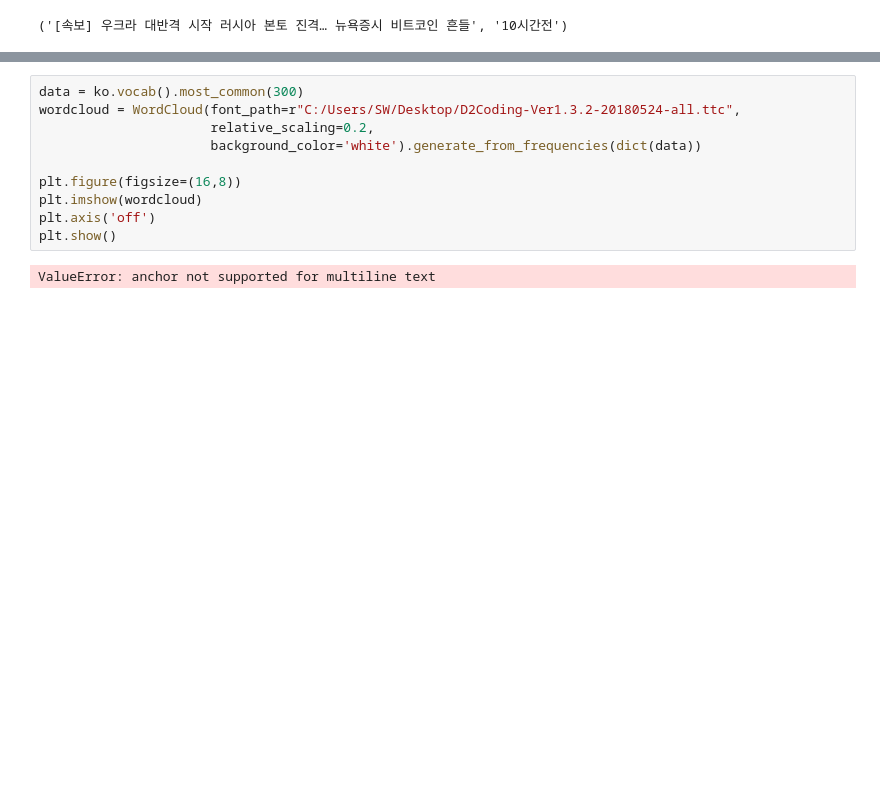
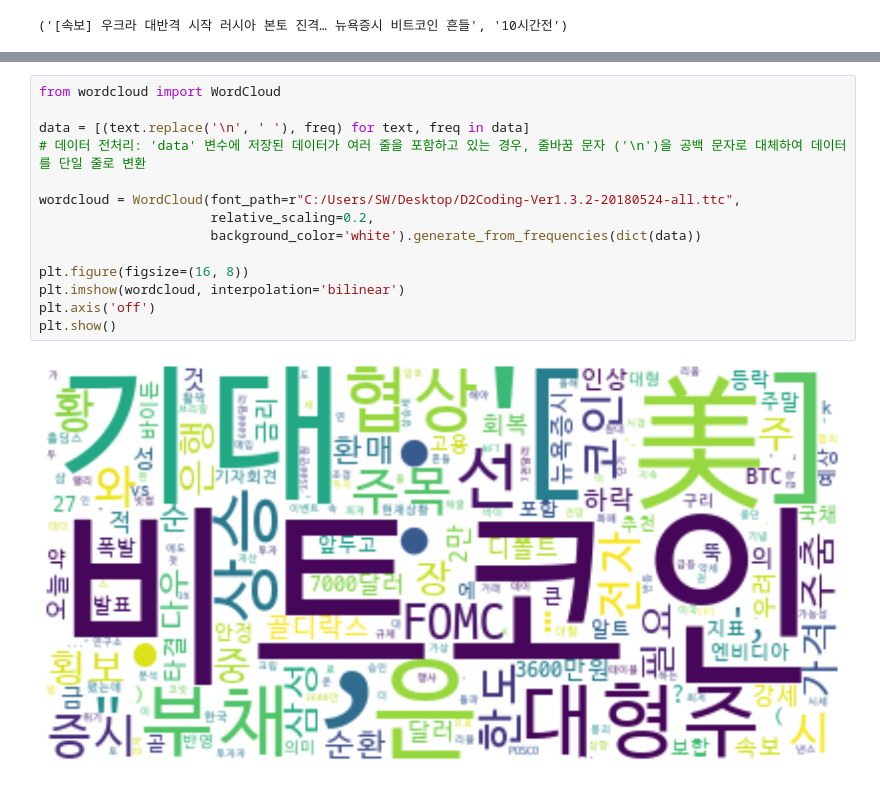
Before and after one commit to oshosh9595/ProjectBitCoin, a Jupyter notebook: notebook/ BitcoinSentiment Analysis.ipynb, the cells around one changed output, grey strips where cells are left out. Saved outputs shown, nothing was run; the diff lists cells and outputs as text; blank space fills up the shorter version.

```diff
--- a/notebook/ BitcoinSentiment Analysis.ipynb
+++ b/notebook/ BitcoinSentiment Analysis.ipynb
@@ -832,12 +1218,16 @@ plt.show()
 # %%
-data = ko.vocab().most_common(300)
+from wordcloud import WordCloud
+
+data = [(text.replace('\n', ' '), freq) for text, freq in data]
+# 데이터 전처리: 'data' 변수에 저장된 데이터가 여러 줄을 포함하고 있는 경우, 줄바꿈 문자 ('\n')을 공백 문자로 대체하여 데이터를 단일 줄로 변환
+
 wordcloud = WordCloud(font_path=r"C:/Users/SW/Desktop/D2Coding-Ver1.3.2-20180524-all.ttc",
                       relative_scaling=0.2,
                       background_color='white').generate_from_frequencies(dict(data))
 
-plt.figure(figsize=(16,8))
-plt.imshow(wordcloud)
+plt.figure(figsize=(16, 8))
+plt.imshow(wordcloud, interpolation='bilinear')
 plt.axis('off')
 plt.show()
 # %% [output]
-ValueError: anchor not supported for multiline text
+[figure, added]
```
Also changed, not shown: parts of 22 cells of this notebook, 8 other files.
